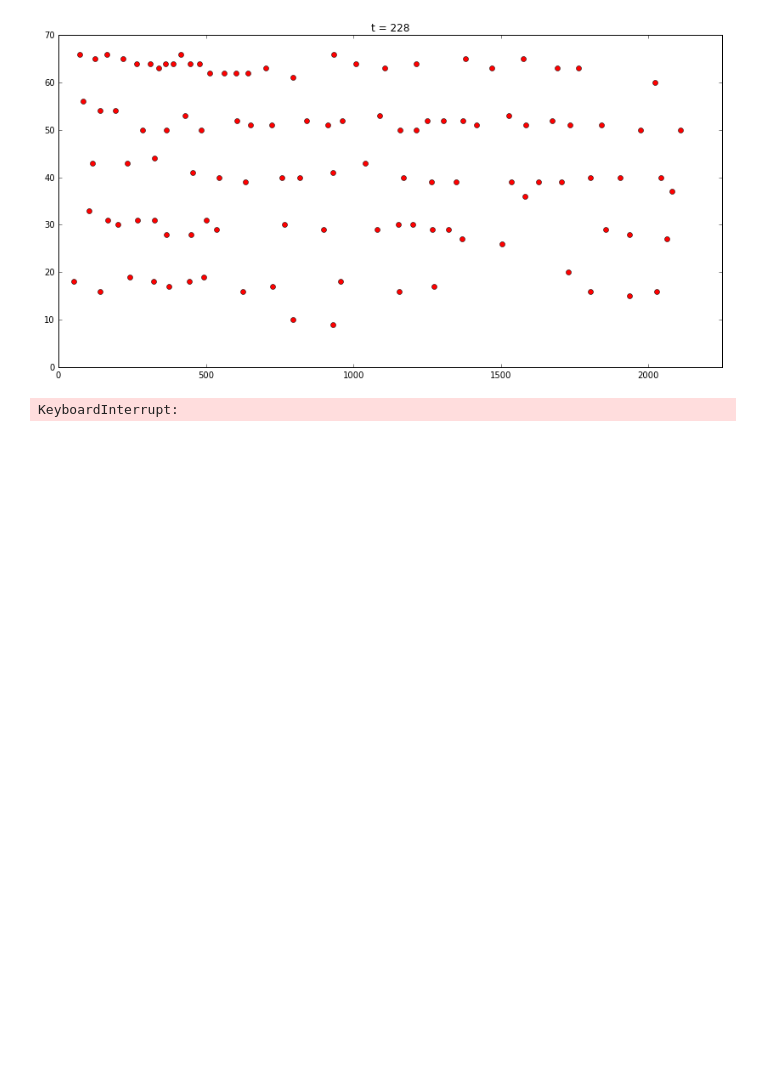
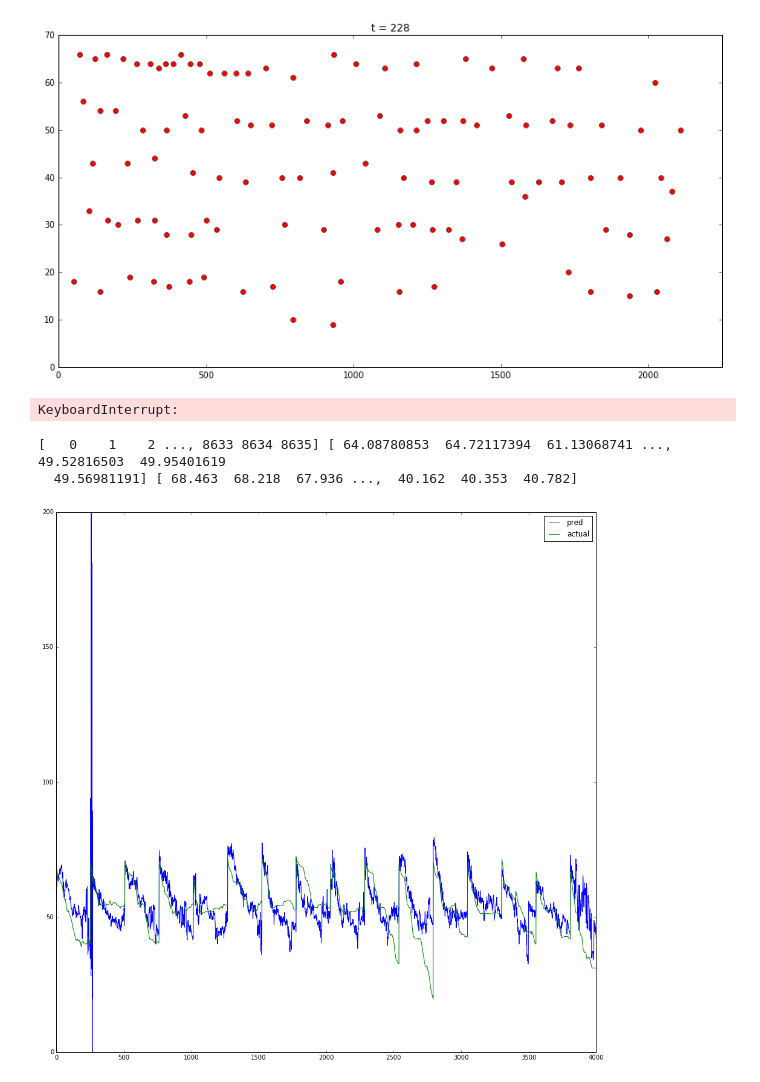
Before and after one commit to alin719/cs229_merging, a Jupyter notebook: Sandbox.ipynb, the cells around one changed output. Cells and saved outputs as stored; diff of their text form; code cells hidden in the pictures; blank space fills up the shorter version.

```diff
--- a/Sandbox.ipynb
+++ b/Sandbox.ipynb
@@ -144,0 +141,33 @@ np.array
+# %%
+def visualizePredictions(predFilename, actualFilename):
+    predFile = open(predFilename)
+    predLines = predFile.readlines()
+    predArray = np.array(predLines).astype(float)
+    predFile.close()
+    actualFile = open(actualFilename)
+    actualLines = actualFile.readlines()
+    actualArray = np.array(actualLines).astype(float)
+    actualFile.close()
+    x_axis = np.array(range(len(predArray)))
+    return x_axis, predArray, actualArray
+# %%
+actualFilename = "res/101_trajectories/trajectories-0750am-0805am-ytest.txt"
+predFilename = "res/101_trajectories/trajectories-0750am-0805am-PREDICTIONS-Linmodel.txt"
+x, pred, actual = visualizePredictions(predFilename, actualFilename)
+# %%
+print(x, pred, actual)
+# %% [output]
+[   0    1    2 ..., 8633 8634 8635] [ 64.08780853  64.72117394  61.13068741 ...,  49.52816503  49.95401619
+  49.56981191] [ 68.463  68.218  67.936 ...,  40.162  40.353  40.782]
+# %%
+fig_size = plt.rcParams["figure.figsize"]
+fig_size[0] = 16
+fig_size[1] = 16
+plt.rcParams["figure.figsize"] = fig_size
+plt.plot(x, pred, label='pred')
+plt.plot(x, actual, label='actual')
+plt.legend()
+plt.axis([0, 4000, 0, 200])
+plt.show()
+# %% [output]
+[figure, added]
```
Also changed, not shown: parts of 2 cells of this notebook, 1 other file.
